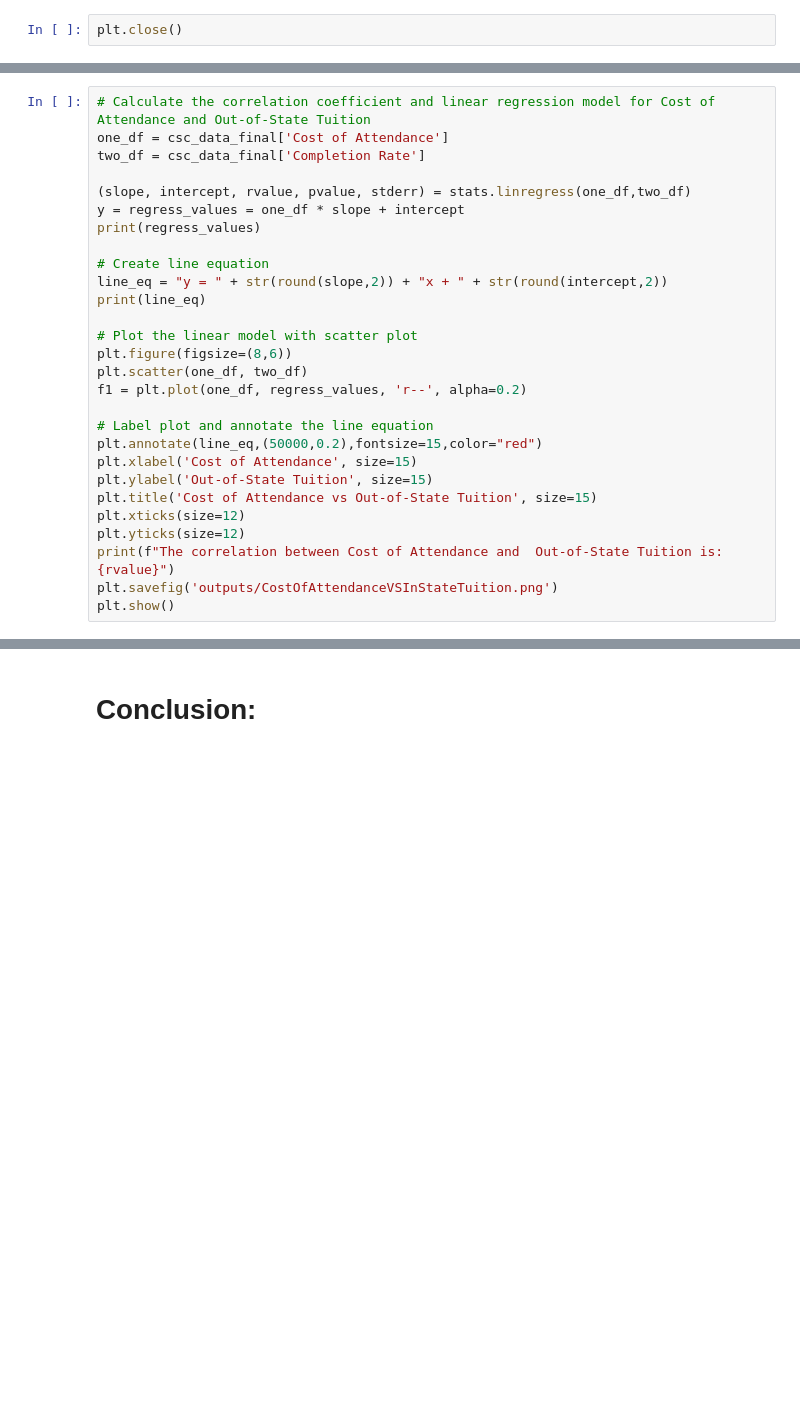
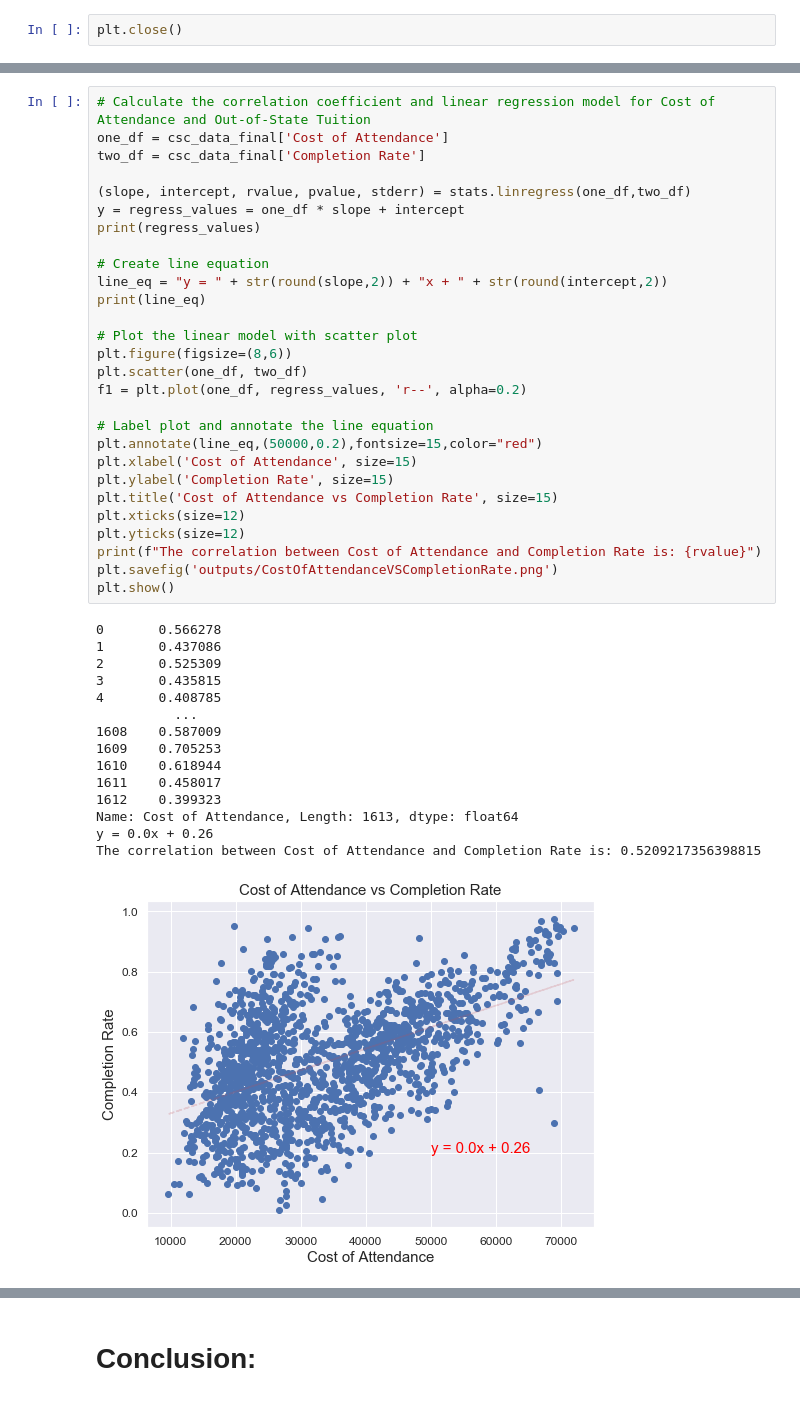
Before and after one commit to hyacob-89/project_one, a Jupyter notebook: project_one_nb.ipynb, the cells around one changed output, grey strips where cells are left out. Saved outputs shown, nothing was run; the diff lists cells and outputs as text; blank space fills up the shorter version.

```diff
--- a/project_one_nb.ipynb
+++ b/project_one_nb.ipynb
@@ -545,28 +644,44 @@ plt.savefig('outputs/CostofAttendanceVSCompletionRate.png')
 # %%
 # Calculate the correlation coefficient and linear regression model for Cost of Attendance and Out-of-State Tuition
 one_df = csc_data_final['Cost of Attendance']
 two_df = csc_data_final['Completion Rate']
 
 (slope, intercept, rvalue, pvalue, stderr) = stats.linregress(one_df,two_df)
 y = regress_values = one_df * slope + intercept
 print(regress_values)
 
 # Create line equation
 line_eq = "y = " + str(round(slope,2)) + "x + " + str(round(intercept,2))
 print(line_eq)
 
 # Plot the linear model with scatter plot
 plt.figure(figsize=(8,6))
 plt.scatter(one_df, two_df)
 f1 = plt.plot(one_df, regress_values, 'r--', alpha=0.2)
 
 # Label plot and annotate the line equation
 plt.annotate(line_eq,(50000,0.2),fontsize=15,color="red")
 plt.xlabel('Cost of Attendance', size=15)
-plt.ylabel('Out-of-State Tuition', size=15)
-plt.title('Cost of Attendance vs Out-of-State Tuition', size=15)
+plt.ylabel('Completion Rate', size=15)
+plt.title('Cost of Attendance vs Completion Rate', size=15)
 plt.xticks(size=12)
 plt.yticks(size=12)
-print(f"The correlation between Cost of Attendance and  Out-of-State Tuition is: {rvalue}")
-plt.savefig('outputs/CostOfAttendanceVSInStateTuition.png')
+print(f"The correlation between Cost of Attendance and Completion Rate is: {rvalue}")
+plt.savefig('outputs/CostOfAttendanceVSCompletionRate.png')
 plt.show()
+# %% [output]
+0       0.566278
+1       0.437086
+2       0.525309
+3       0.435815
+4       0.408785
+          ...
+1608    0.587009
+1609    0.705253
+1610    0.618944
+1611    0.458017
+1612    0.399323
+Name: Cost of Attendance, Length: 1613, dtype: float64
+y = 0.0x + 0.26
+The correlation between Cost of Attendance and Completion Rate is: 0.5209217356398815
+[figure, added]
```
Also changed, not shown: parts of 46 cells of this notebook, 8 other files.
